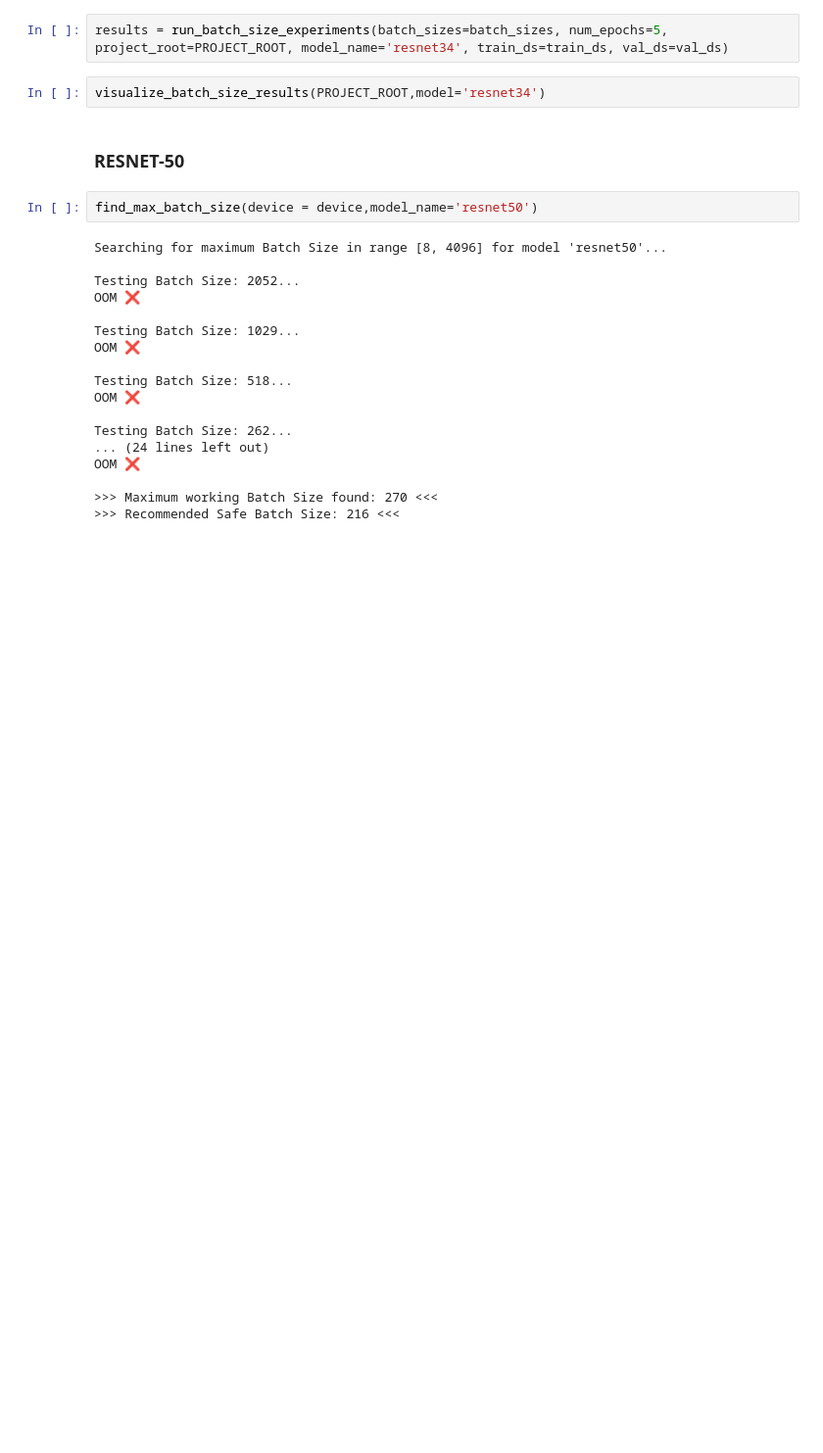
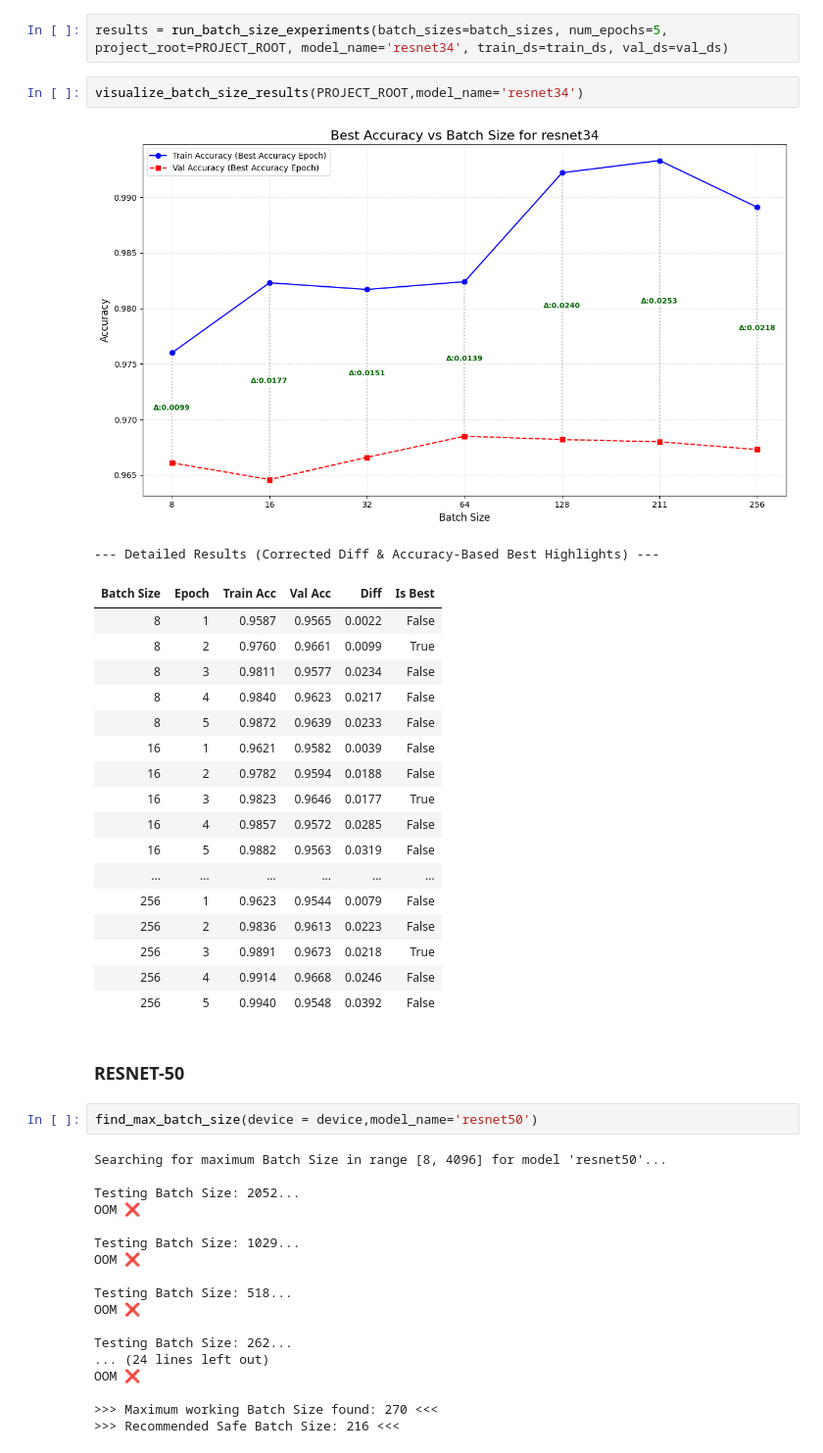
Before and after one commit to furkan-uzmez/ml-experiments, a Jupyter notebook: batchsize/batch_size_experiment_notebook.ipynb, the cells around one changed output. Shown at 98% size. Cells and saved outputs as stored; diff of their text form; blank space fills up the shorter version.

```diff
--- a/batchsize/batch_size_experiment_notebook.ipynb
+++ b/batchsize/batch_size_experiment_notebook.ipynb
@@ -74,7 +375,27 @@ run_sample_experiment(image_path=IMAGE_PATH,batch_sizes=batch_sizes,sample_train
 # %%
 results = run_batch_size_experiments(batch_sizes=batch_sizes, num_epochs=5, project_root=PROJECT_ROOT, model_name='resnet34', train_ds=train_ds, val_ds=val_ds)
 # %%
-visualize_batch_size_results(PROJECT_ROOT,model='resnet34')
+visualize_batch_size_results(PROJECT_ROOT,model_name='resnet34')
+# %% [output]
+[figure, added]
+--- Detailed Results (Corrected Diff & Accuracy-Based Best Highlights) ---
+| Batch Size | Epoch | Train Acc | Val Acc | Diff | Is Best |
+| 8 | 1 | 0.9587 | 0.9565 | 0.0022 | False |
+| 8 | 2 | 0.9760 | 0.9661 | 0.0099 | True |
+| 8 | 3 | 0.9811 | 0.9577 | 0.0234 | False |
+| 8 | 4 | 0.9840 | 0.9623 | 0.0217 | False |
+| 8 | 5 | 0.9872 | 0.9639 | 0.0233 | False |
+| 16 | 1 | 0.9621 | 0.9582 | 0.0039 | False |
+| 16 | 2 | 0.9782 | 0.9594 | 0.0188 | False |
+| 16 | 3 | 0.9823 | 0.9646 | 0.0177 | True |
+| 16 | 4 | 0.9857 | 0.9572 | 0.0285 | False |
+| 16 | 5 | 0.9882 | 0.9563 | 0.0319 | False |
+| ... | ... | ... | ... | ... | ... |
+| 256 | 1 | 0.9623 | 0.9544 | 0.0079 | False |
+| 256 | 2 | 0.9836 | 0.9613 | 0.0223 | False |
+| 256 | 3 | 0.9891 | 0.9673 | 0.0218 | True |
+| 256 | 4 | 0.9914 | 0.9668 | 0.0246 | False |
+| 256 | 5 | 0.9940 | 0.9548 | 0.0392 | False |
 # %% [markdown]
 ### RESNET-50
 # %%
```
Also changed, not shown: parts of 9 cells of this notebook, 23 other files.
